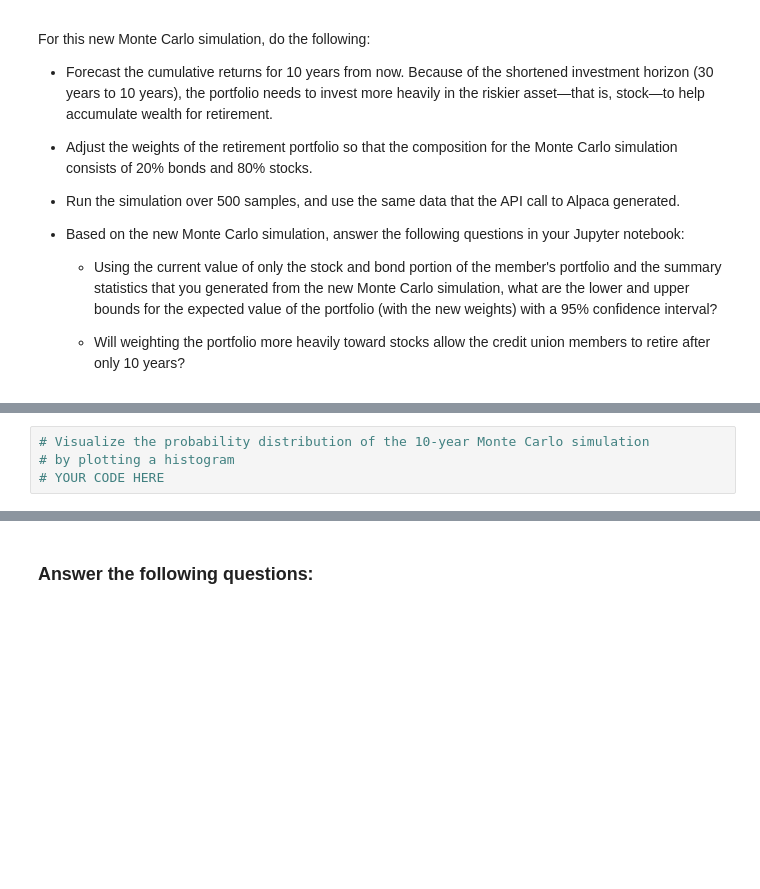
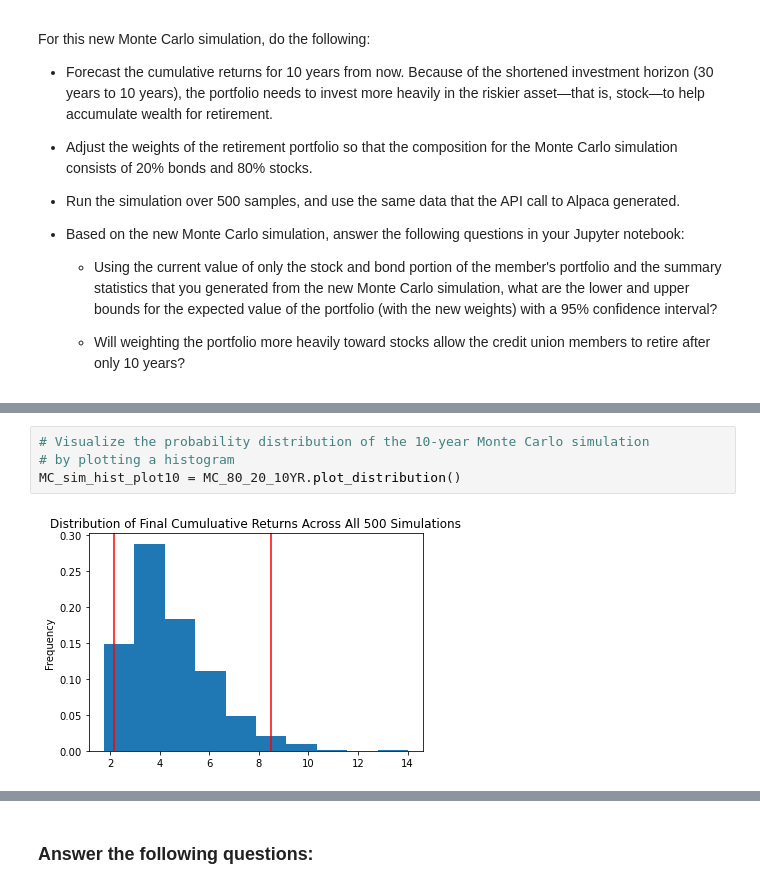
Before and after one commit to vishkast203/Challenge_Assignment_5, a Jupyter notebook: Starter_Code/financial_planning_tools.ipynb, the cells around one changed output, grey strips where cells are left out. Saved outputs shown, nothing was run; the diff lists cells and outputs as text; blank space fills up the shorter version.

```diff
--- a/Starter_Code/financial_planning_tools.ipynb
+++ b/Starter_Code/financial_planning_tools.ipynb
@@ -629,7 +674,9 @@ For this new Monte Carlo simulation, do the following:
 # %%
 # Visualize the probability distribution of the 10-year Monte Carlo simulation
 # by plotting a histogram
-# YOUR CODE HERE
+MC_sim_hist_plot10 = MC_80_20_10YR.plot_distribution()
+# %% [output]
+[figure, added]
 # %%
 # Generate summary statistics from the 10-year Monte Carlo simulation results
 # Save the results as a variable
```
Also changed, not shown: parts of 6 cells of this notebook.
